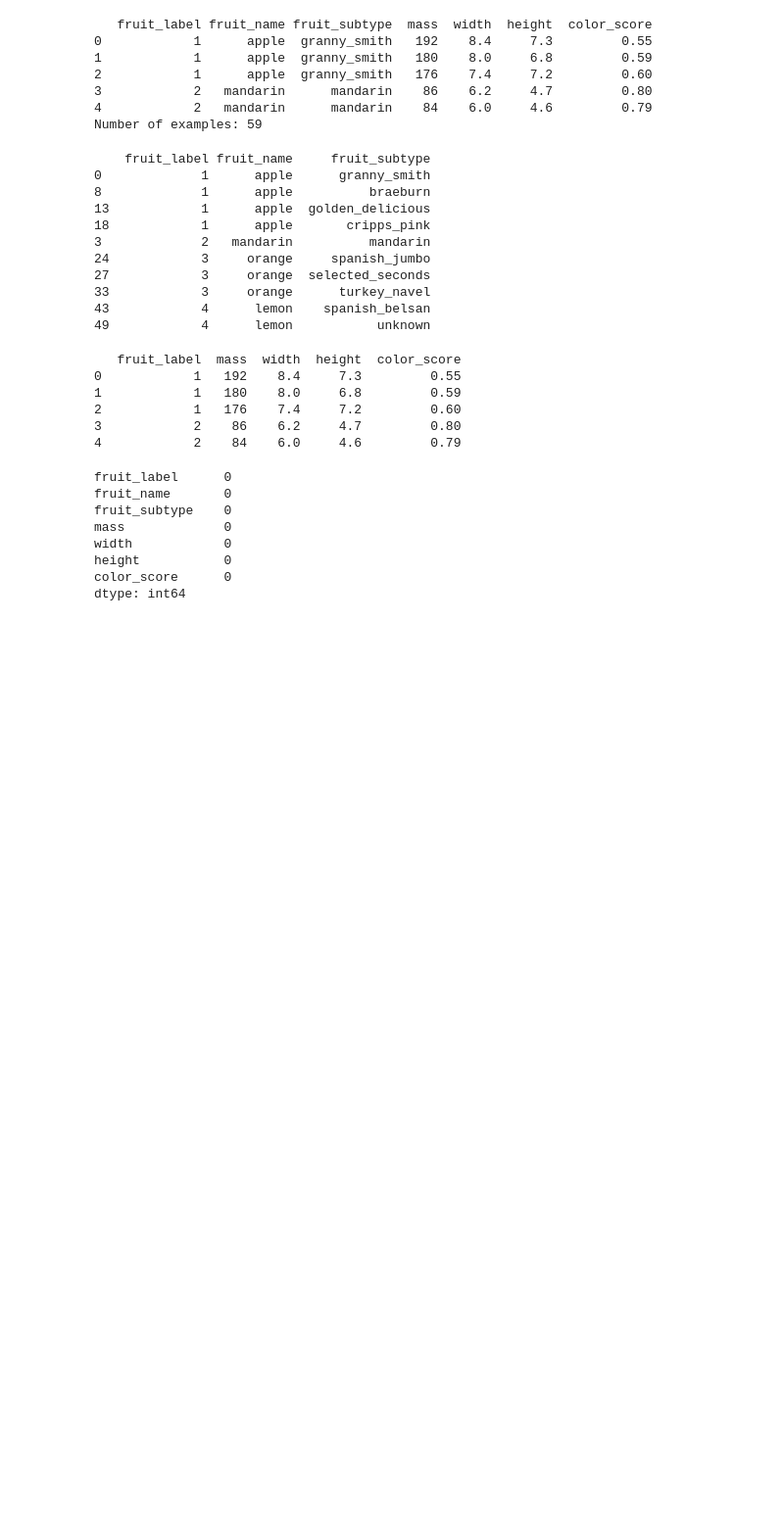
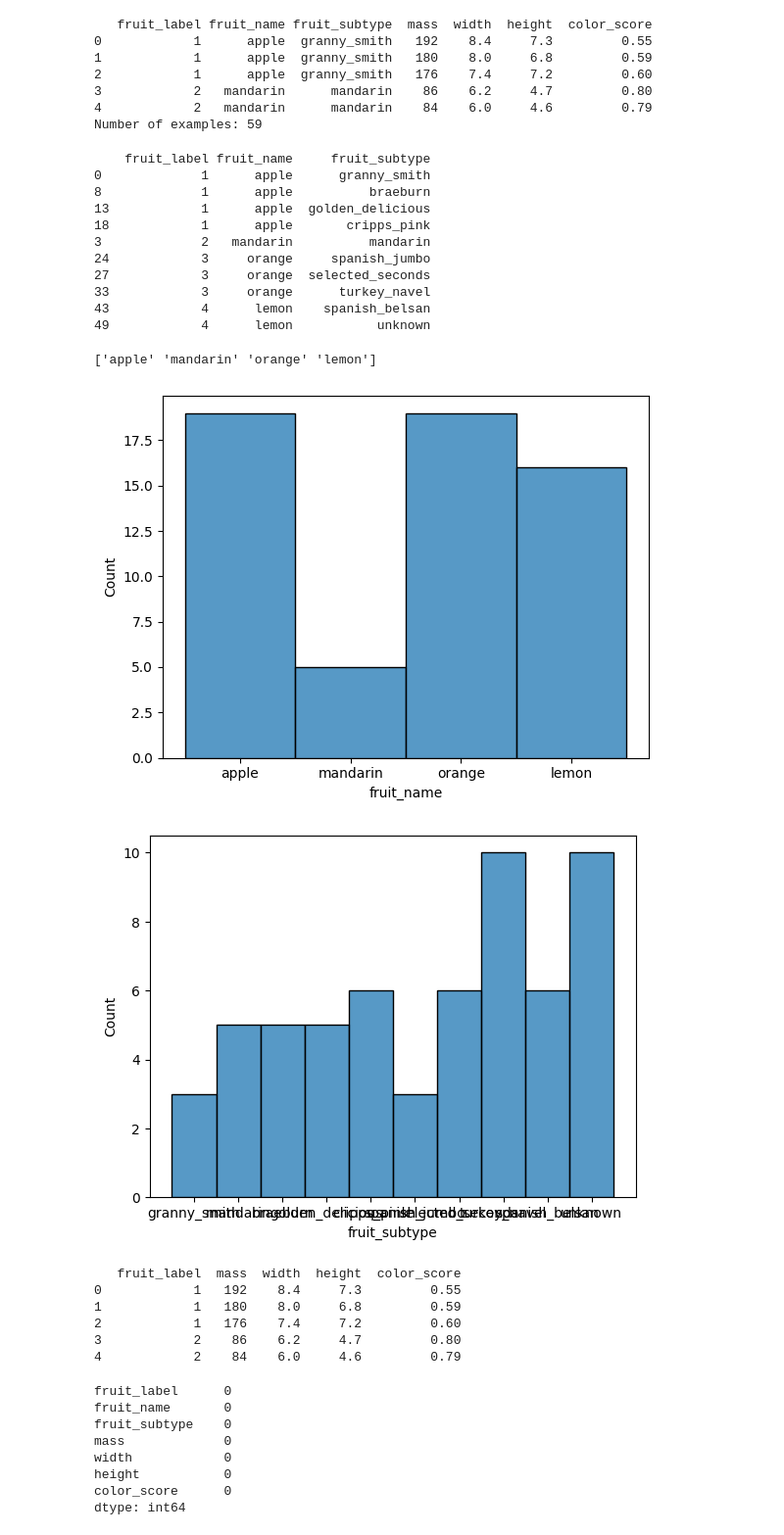
Before and after one commit to SailorJens/ML_Uni_Notebooks, a Jupyter notebook: week2_fruitdata.ipynb, the cells around one changed output. Shown at 98% size. Cells and saved outputs as stored; diff of their text form; code cells hidden in the pictures; blank space fills up the shorter version.

Commit message:
box plots, feature histograms by category

```diff
--- a/week2_fruitdata.ipynb
+++ b/week2_fruitdata.ipynb
@@ -31,6 +31,20 @@ print(df_categories.drop_duplicates().sort_values('fruit_label'))
 33            3     orange      turkey_navel
 43            4      lemon    spanish_belsan
 49            4      lemon           unknown
+# %%
+unique_fruits = df['fruit_name'].unique()
+
+print(unique_fruits)
+# %% [output]
+['apple' 'mandarin' 'orange' 'lemon']
+# %%
+sns.histplot(df['fruit_name'])
+plt.show()
+sns.histplot(df['fruit_subtype'])
+plt.show()
+# %% [output]
+[figure, added]
+[figure, added]
 # %%
 df_numerical_features = df.drop(df.columns[1:3], axis=1)
 print(df_numerical_features.head())
```
Also changed, not shown: parts of 4 cells of this notebook.
